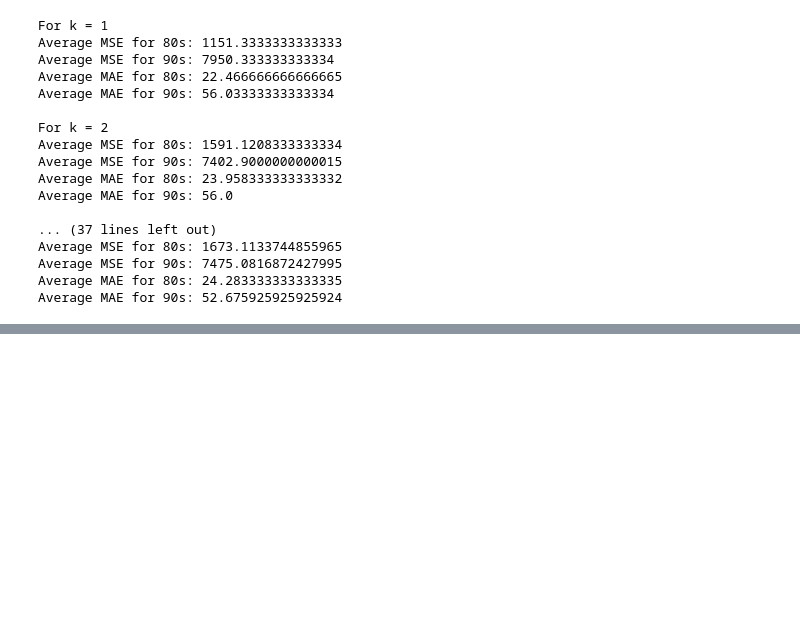
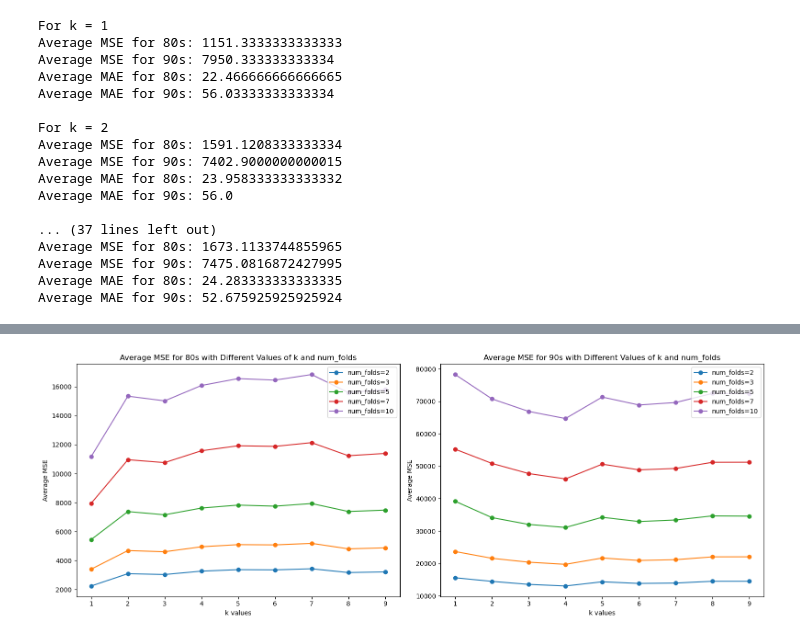
Before and after one commit to nichtemna/data_science_practical, a Jupyter notebook: knn.ipynb, the cells around one changed output, grey strips where cells are left out. Drawn from its saved outputs; the diff is of its cells as text; code cells hidden in the pictures; blank space fills up the shorter version.

```diff
--- a/knn.ipynb
+++ b/knn.ipynb
@@ -229,0 +497,84 @@ Average MAE for 90s: 52.675925925925924
+# %%
+# Define the range of number of folds
+num_folds_range = [2, 3, 5, 7, 10]
+
+# Create subplots for 80s and 90s
+fig, axs = plt.subplots(1, 2, figsize=(16, 6))
+
+# Loop over different values of num_folds
+for num_folds in num_folds_range:
+    avg_mse_80s_list = []
+    avg_mse_90s_list = []
+
+    for k in range(1, 10):
+        MSE_80 = 0
+        MSE_90 = 0
+
+        for fold in range(num_folds):
+            # Set seed for reproducibility
+            np.random.seed(random_seed + fold)
+
+            # Shuffle indices for random splitting
+            indices_80 = np.random.permutation(len(X80))
+            indices_90 = np.random.permutation(len(X90))
+
+            # Split data into folds manually for 80s
+            fold_size_80 = len(X80) // num_folds
+            for i in range(num_folds):
+                start_idx = i * fold_size_80
+                end_idx = (i + 1) * fold_size_80
+                test_indices = indices_80[start_idx:end_idx]
+
+                train_indices = np.concatenate([indices_80[:start_idx], indices_80[end_idx:]])
+
+                X_train, X_test = X80.iloc[train_indices], X80.iloc[test_indices]
+                y_train, y_test = y80.iloc[train_indices], y80.iloc[test_indices]
+
+                knn = DF80.apply(lambda x: get_knn_rent_prediction(DF80, x, k), axis=1)
+                knn = knn.iloc[test_indices]
+                MSE_80 += mean_square_error(y_test, knn)
+
+            # Split data into folds manually for 90s
+            fold_size_90 = len(X90) // num_folds
+            for i in range(num_folds):
+                start_idx = i * fold_size_90
+                end_idx = (i + 1) * fold_size_90
+                test_indices = indices_90[start_idx:end_idx]
+
+                train_indices = np.concatenate([indices_90[:start_idx], indices_90[end_idx:]])
+
+                X_train, X_test = X90.iloc[train_indices], X90.iloc[test_indices]
+                y_train, y_test = y90.iloc[train_indices], y90.iloc[test_indices]
+
+                knn = DF90.apply(lambda x: get_knn_rent_prediction(DF90, x, k), axis=1)
+                knn = knn.iloc[test_indices]
+                MSE_90 += mean_square_error(y_test, knn)
+
+        # Calculate average MSE for 80s and 90s
+        avg_MSE_80s = MSE_80 / num_folds
+        avg_MSE_90s = MSE_90 / num_folds
+
+        # Append results to lists
+        avg_mse_80s_list.append(avg_MSE_80s)
+        avg_mse_90s_list.append(avg_MSE_90s)
+
+    # Plotting the graph for the current num_folds
+    axs[0].plot(range(1, 10), avg_mse_80s_list, marker='o', label=f'num_folds={num_folds}')
+    axs[1].plot(range(1, 10), avg_mse_90s_list, marker='o', label=f'num_folds={num_folds}')
+
+# Set titles and labels
+axs[0].set_title('Average MSE for 80s with Different Values of k and num_folds')
+axs[0].set_xlabel('k values')
+axs[0].set_ylabel('Average MSE')
+axs[0].legend(loc='upper right')
+
+axs[1].set_title('Average MSE for 90s with Different Values of k and num_folds')
+axs[1].set_xlabel('k values')
+axs[1].set_ylabel('Average MSE')
+axs[1].legend(loc='upper right')
+
+# Displaying the graphs
+plt.tight_layout()
+plt.show()
+# %% [output]
+[figure, added]
```
Also changed, not shown: parts of 4 cells of this notebook.
